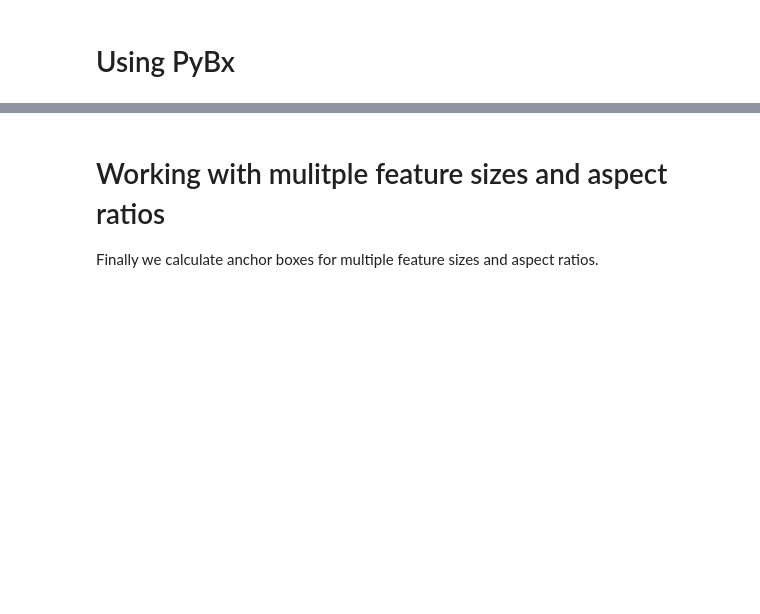
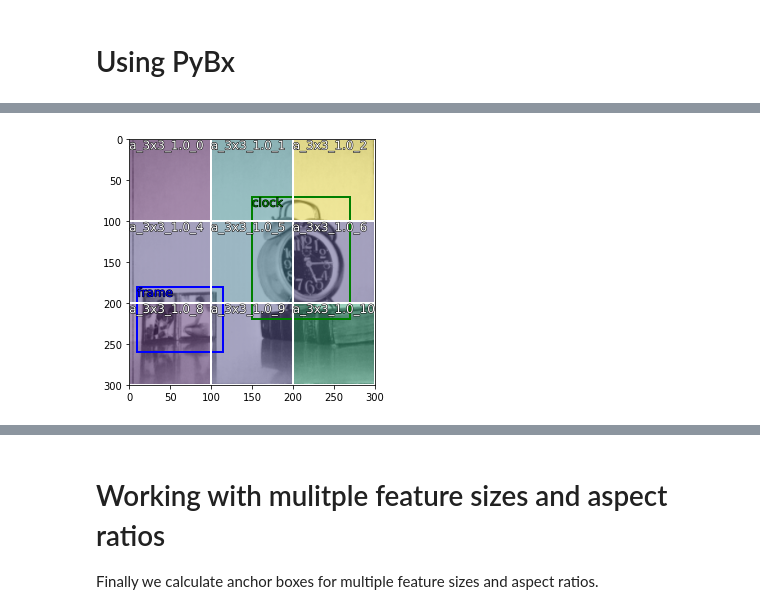
Before and after one commit to thatgeeman/pybx, a Jupyter notebook: nbs/pybx_walkthrough.ipynb, the cells around one changed output, grey strips where cells are left out. Saved outputs shown, nothing was run; the diff lists cells and outputs as text; code cells hidden in the pictures; blank space fills up the shorter version.

```diff
--- a/nbs/pybx_walkthrough.ipynb
+++ b/nbs/pybx_walkthrough.ipynb
@@ -98,0 +215,6 @@ anchors = anchor.bx(image_sz, feature_sz, asp_ratio, show=True, color={'unk':'re
+# %%
+# ask VisBx to use passed logits with logits=logits
+logits = np.random.randn(3,3)  # assuming these are model logits
+v = vis.VisBx(image_sz, logits=logits).show(anchors, labels)
+# %% [output]
+[figure, added]
```
Also changed, not shown: parts of 36 cells of this notebook, 2 other files.
